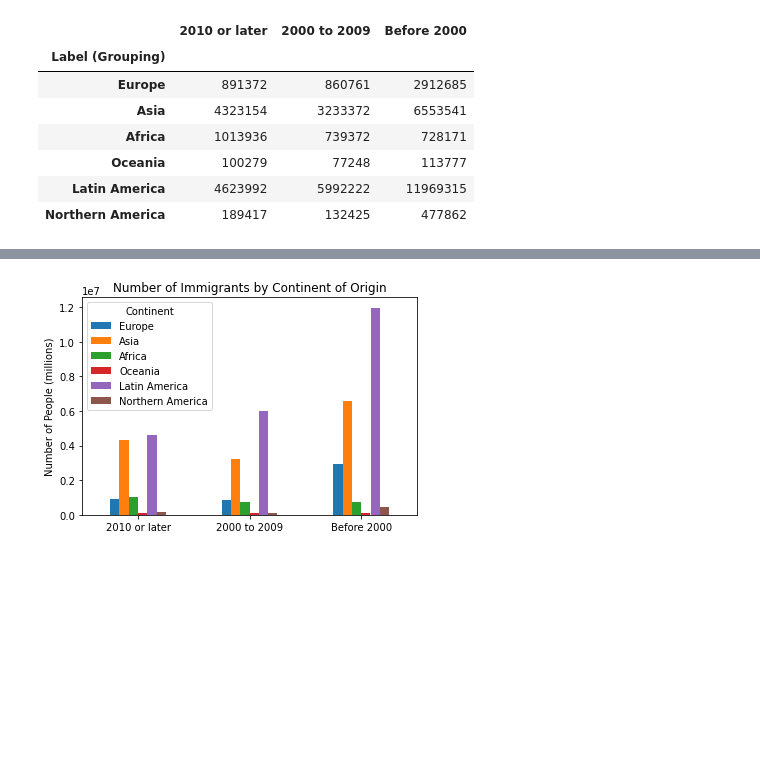
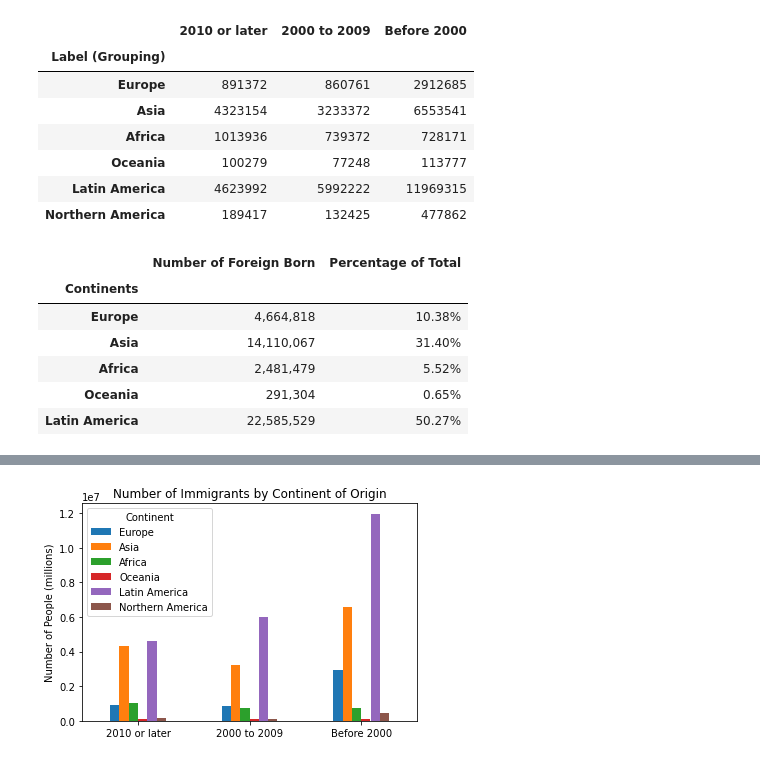
Before and after one commit to halabi93/Immigration-Data-Analysis, a Jupyter notebook: DataAnalysis.ipynb, the cells around one changed output, grey strips where cells are left out. Cells and saved outputs as stored; diff of their text form; code cells hidden in the pictures; blank space fills up the shorter version.

Commit message:
continent percentages

```diff
--- a/DataAnalysis.ipynb
+++ b/DataAnalysis.ipynb
@@ -79,6 +79,32 @@ continents_df.head(6)
 | Oceania | 100279 | 77248 | 113777 |
 | Latin America | 4623992 | 5992222 | 11969315 |
 | Northern America | 189417 | 132425 | 477862 |
+# %%
+#Calculate sum of each continent, and sum of all continents
+total_continents = continents_df.sum(axis = 1)
+total_world = continents_df.to_numpy().sum()
+
+#Create properly labelled data frame
+total_continents_df = total_continents.to_frame()
+total_continents_df = total_continents_df.rename(columns={total_continents_df.columns[0]: "Number of Foreign Born"})
+total_continents_df.index.name = "Continents"
+
+#Find percentage of total for each continent
+total_continents_df["Percentage of Total"] = total_continents_df["Number of Foreign Born"].div(total_world).multiply(100)
+
+#Format table for human readability
+total_continents_df["Number of Foreign Born"] = total_continents_df["Number of Foreign Born"].map("{:,.0f}".format)
+total_continents_df["Percentage of Total"] = total_continents_df["Percentage of Total"].map("{:,.2f}%".format)
+# %%
+total_continents_df.head()
+# %% [output]
+|  | Number of Foreign Born | Percentage of Total |
+| Continents |  |  |
+| Europe | 4,664,818 | 10.38% |
+| Asia | 14,110,067 | 31.40% |
+| Africa | 2,481,479 | 5.52% |
+| Oceania | 291,304 | 0.65% |
+| Latin America | 22,585,529 | 50.27% |
 # %%
 title = "Number of Immigrants by Continent of Origin"
 ylabel = "Number of People (millions)"
```
Also changed, not shown: parts of 1 cell of this notebook, 26 other files.
